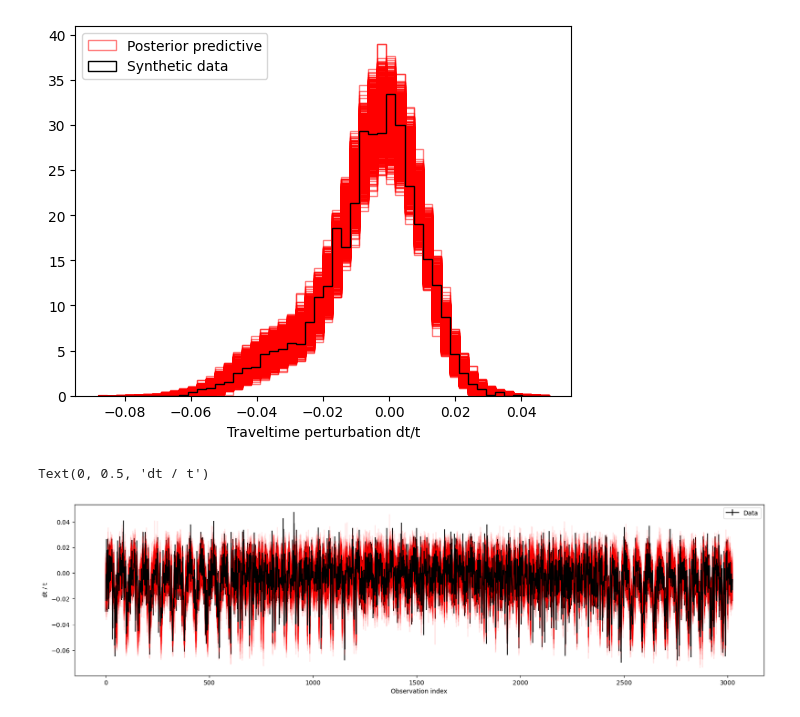
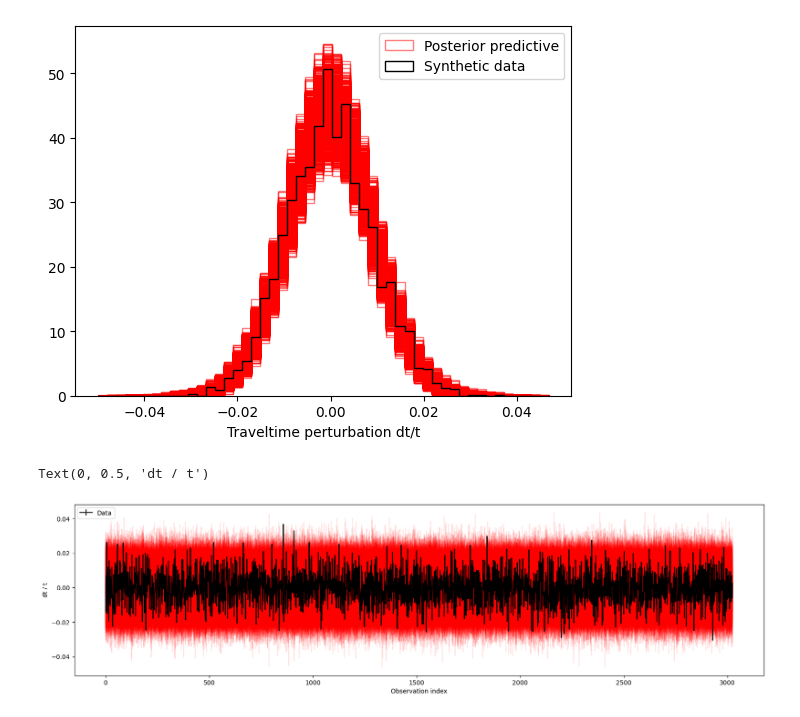
Before and after one commit to auggiemarignier/icanisddr, a Jupyter notebook: experiments/bulkic/notebooks/analyse_samples.ipynb, the cells around one changed output. Cells and saved outputs as stored; diff of their text form; code cells hidden in the pictures.

```diff
--- a/experiments/bulkic/notebooks/analyse_samples.ipynb
+++ b/experiments/bulkic/notebooks/analyse_samples.ipynb
@@ -60,11 +66,11 @@ for prior_component in prior.prior_components:
 # %%
 burn = 500
-thin = 10
+thin = 1
 ln_prob = ln_prob[burn::thin, :]
 samples = samples[burn::thin, :, :]
-keep_chains = (ln_prob > -60000).all(axis=0)
-ln_prob = ln_prob[:, keep_chains]
-samples = samples[:, keep_chains, :]
+# keep_chains = (ln_prob > -2000).all(axis=0)
+# ln_prob = ln_prob[:, keep_chains]
+# samples = samples[:, keep_chains, :]
 
 with open(RESULTS_DIR / "lnprob.pkl", "wb") as f:
     pickle.dump(ln_prob.reshape(-1), f)
@@ -80,21 +86,19 @@ plt.show()
 if prior.n == 7:
     names = ["dA", "dC-dA", "dF-dA+2dN", "dL", "dN-dL", "eta1", "eta2"]
     truth = [
-        cfg.truth.A / (PREM.A * 1e9),
-        cfg.truth.C / (PREM.C * 1e9) - cfg.truth.A / (PREM.A * 1e9),
-        cfg.truth.F / (PREM.F * 1e9)
-        - cfg.truth.A / (PREM.A * 1e9)
-        + 2 * cfg.truth.N / (PREM.N * 1e9),
-        cfg.truth.L / (PREM.L * 1e9),
-        cfg.truth.N / (PREM.N * 1e9) - cfg.truth.L / (PREM.L * 1e9),
+        cfg.truth.A,
+        cfg.truth.C - cfg.truth.A,
+        cfg.truth.F - cfg.truth.A + 2 * cfg.truth.N,
+        cfg.truth.L,
+        cfg.truth.N - cfg.truth.L,
         cfg.truth.eta1,
         cfg.truth.eta2,
     ]
 elif prior.n == 5:
     truth = [
-        cfg.truth.A / (PREM.A * 1e9),
-        cfg.truth.C / (PREM.C * 1e9) - cfg.truth.A / (PREM.A * 1e9),
-        cfg.truth.F / (PREM.F * 1e9) - cfg.truth.A / (PREM.A * 1e9),
+        cfg.truth.A,
+        cfg.truth.C - cfg.truth.A,
+        cfg.truth.F - cfg.truth.A,
         cfg.truth.eta1,
         cfg.truth.eta2,
     ]
@@ -161,9 +180,8 @@ posterior_samples = model.sample(10_000)
 from expconfig.synthetic import (
     RNG,
     create_paths,
-    gaussian_noise_data_max,
+    gaussian_noise,
 )
-from icprem import PREM_IC_RHO, PREM_IC_VP
 from tti.traveltimes import TravelTimeCalculator
 from tti.traveltimes.parametrisations import (
     NestedDegreesParametriser,
@@ -174,9 +192,9 @@ ic_in, ic_out = create_paths(source_spacing=30.0)
 synthetic_data_clean = TravelTimeCalculator(
     ic_in,
     ic_out,
-    normalisation=-1 / (2 * PREM_IC_RHO * (PREM_IC_VP * 1e3) ** 2),
+    normalisation=-0.5,
 )(cfg.truth.as_array())[0]
-noise = gaussian_noise_data_max(cfg.data.noise_level, RNG, synthetic_data_clean)
+noise = gaussian_noise(cfg.data.noise_level, RNG, synthetic_data_clean)
 synthetic_data = synthetic_data_clean + noise
 
 if prior.n == 7:
@@ -190,11 +208,7 @@ ttc = TravelTimeCalculator(
     ic_in, ic_out, normalisation=-0.5, parametriser=nested_parametriser
 )
 posterior_predictive = ttc(posterior_samples)
-posterior_predictive += RNG.normal(  # recreating the noise manually because gaussian_noise_data_max is a bit weird and I want to be sure the noise is the same for the posterior predictive and the synthetic data
-    loc=0.0,
-    scale=np.abs(synthetic_data_clean).max() * cfg.data.noise_level,
-    size=posterior_predictive.shape,
-)
+posterior_predictive += gaussian_noise(cfg.data.noise_level, RNG, posterior_predictive)
 # %%
 # ensuring that the histogram range is the same for both the posterior predictive and the synthetic data, so that densities are comparable
 all_dists = np.vstack([posterior_predictive, synthetic_data[None, :]])
@@ -222,20 +236,20 @@ plt.xlabel("Traveltime perturbation dt/t")
 plt.legend()
 plt.savefig(RESULTS_DIR / "posterior_predictive.png")
 # %% [output]
-[figure, old version]
+[figure, new version]
 # %%
 fig, ax = plt.subplots(1, 1, figsize=(20, 5))
 ax.errorbar(
     np.arange(len(synthetic_data)),
     synthetic_data,
-    yerr=np.abs(synthetic_data_clean).max() * cfg.data.noise_level,
+    yerr=0,  # np.abs(synthetic_data_clean).max() * cfg.data.noise_level,
     color="k",
     label="Data",
 )
-ax.plot(posterior_predictive[::100].T, color="r", alpha=0.1)
+ax.plot(posterior_predictive[::10].T, color="r", alpha=0.1)
 ax.legend()
 ax.set_xlabel("Observation index")
 ax.set_ylabel("dt / t")
 # %% [output]
 Text(0, 0.5, 'dt / t')
-[figure, old version]
+[figure, new version]
```
Also changed, not shown: parts of 9 cells of this notebook, 7 other files.
